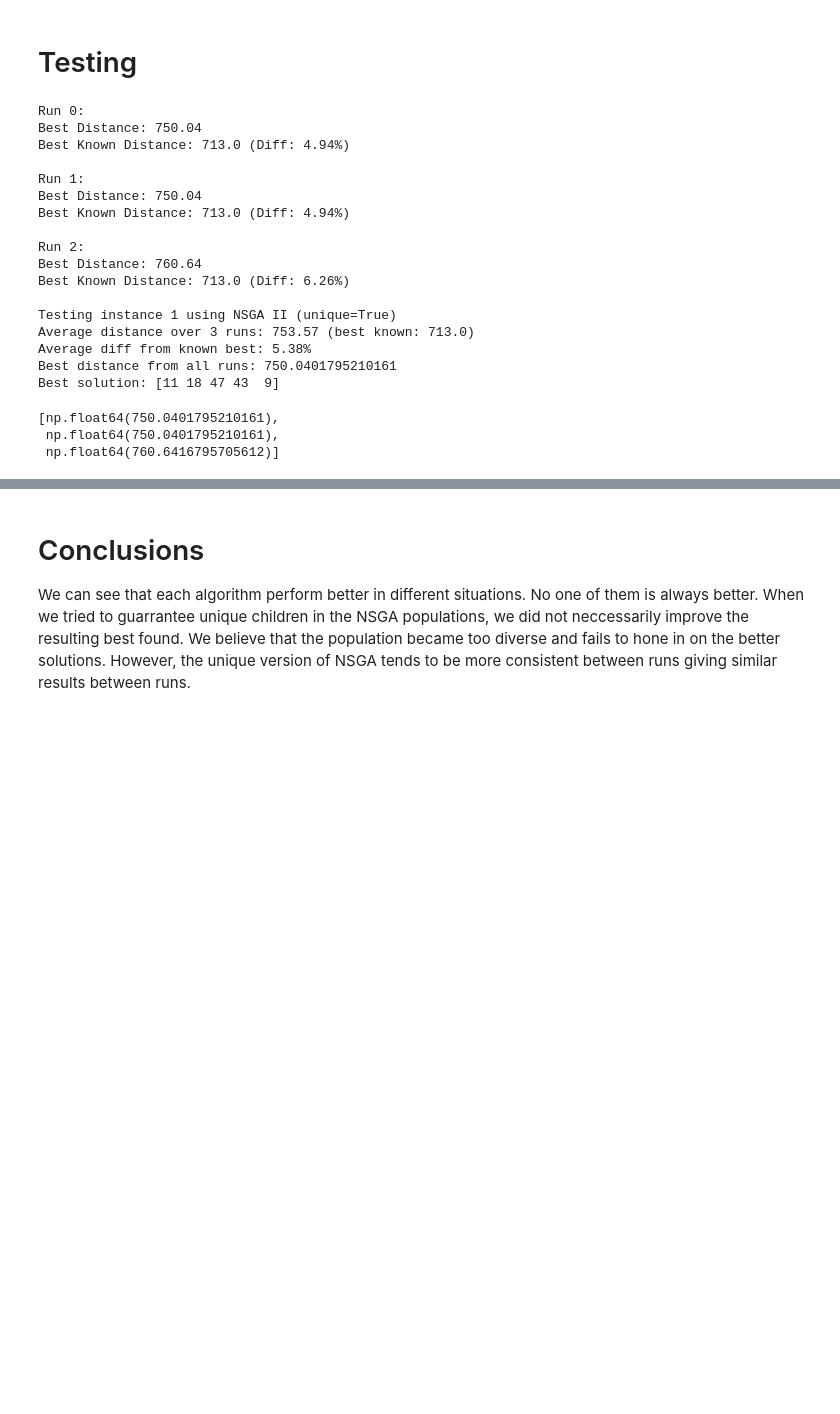
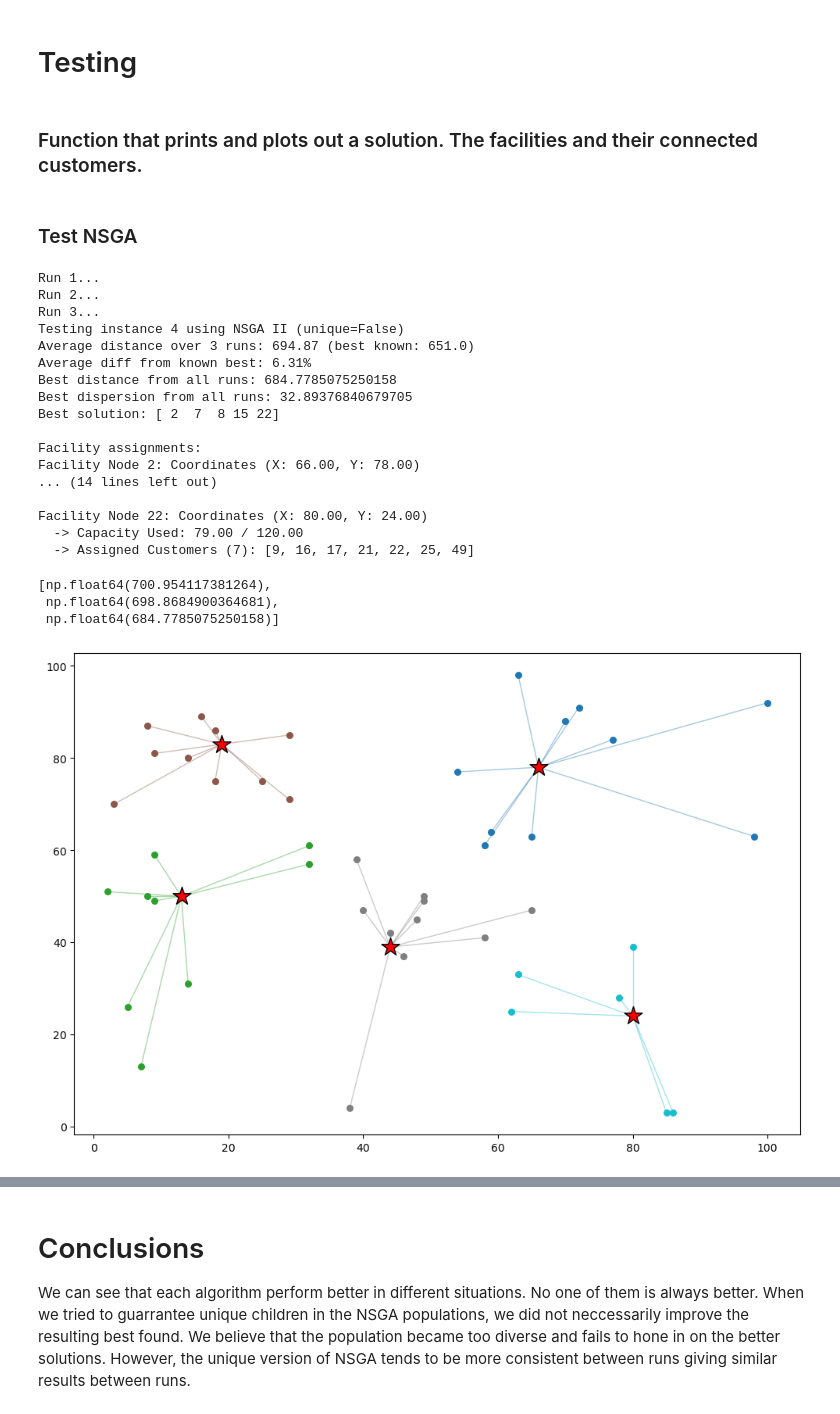
Before and after one commit to Kiopp/Randomized-optimization-algorithms, a Jupyter notebook: p_median_multiple_objectives/nsga-spea.ipynb, the cells around one changed output, grey strips where cells are left out. Drawn from its saved outputs; the diff is of its cells as text; code cells hidden in the pictures; blank space fills up the shorter version.

```diff
--- a/p_median_multiple_objectives/nsga-spea.ipynb
+++ b/p_median_multiple_objectives/nsga-spea.ipynb
@@ -557,3 +558,5 @@ def spea(
     return pareto, history
 # %% [markdown]
 # Testing
+# %% [markdown]
+### Function that prints and plots out a solution. The facilities and their connected customers.
@@ -560,3 +629,5 @@ def spea(
+# %% [markdown]
+### Test NSGA
 # %%
 def test_nsga(runs, instance=1, unique=False, quiet=False):
     # Initialize parameters
@@ -564,57 +635,59 @@ def test_nsga(runs, instance=1, unique=False, quiet=False):
     ins_key = sorted(instances.keys())[instance]
     ins = instances[ins_key]
     prev_best = 9999999999
+    prev_best_disp = 0
     prev_best_sol = []
 
     # Run algorithm n_tests times keeping track of the best solution and makespans
     for i in range(runs):
-        if not quiet: print(f"Run {i}:")
+        if not quiet: print(f"Run {i+1}...")
         final_population = solve_nsga2(ins, pop_size=50, generations=150, mutation_rate=0.2, verbose=False, unique=unique)
         feasible_sols = [p for p in final_population if p.violation == 0]
         if feasible_sols:
             best_solution = min(feasible_sols, key=lambda x: x.distance)
             diff = 100 * (1-(ins.best_known / best_solution.distance))
-            if not quiet:
-                print(f"Best Distance: {best_solution.distance:.2f}")
-                print(f"Best Known Distance: {ins.best_known} (Diff: {diff:.2f}%)\n")
             if best_solution.distance < prev_best:
                 prev_best = best_solution.distance
+                prev_best_disp = best_solution.dispersion
                 prev_best_sol = best_solution.facilities
             distances.append(best_solution.distance)
         else:
             print("No strictly feasible solution found.\n")
 
 
     # Calculate interesting statistics
     avg = statistics.mean(distances)
     avg_diff = 100 * (1 - (ins.best_known / avg))
 
     # Print results
     print(f'Testing instance {instance+1} using NSGA II (unique={unique})')
     print(f'Average distance over {runs} runs: {avg:.2f} (best known: {ins.best_known})')
     print(f'Average diff from known best: {avg_diff:.2f}%')
     print(f'Best distance from all runs: {prev_best}')
+    print(f'Best dispersion from all runs: {prev_best_disp}')
     print(f'Best solution: {prev_best_sol}\n')
+    if not quiet: visualize_assignments(ins, prev_best_sol)
     return distances
-test_nsga(3, 0, True)
+test_nsga(3, 3, False)
 # %% [output]
-Run 0:
-Best Distance: 750.04
-Best Known Distance: 713.0 (Diff: 4.94%)
+Run 1...
+Run 2...
+Run 3...
+Testing instance 4 using NSGA II (unique=False)
+Average distance over 3 runs: 694.87 (best known: 651.0)
+Average diff from known best: 6.31%
+Best distance from all runs: 684.7785075250158
+Best dispersion from all runs: 32.89376840679705
+Best solution: [ 2  7  8 15 22]
 
-Run 1:
-Best Distance: 750.04
-Best Known Distance: 713.0 (Diff: 4.94%)
+Facility assignments:
+Facility Node 2: Coordinates (X: 66.00, Y: 78.00)
+... (14 lines left out)
 
-Run 2:
-Best Distance: 760.64
-Best Known Distance: 713.0 (Diff: 6.26%)
-
-Testing instance 1 using NSGA II (unique=True)
-Average distance over 3 runs: 753.57 (best known: 713.0)
-Average diff from known best: 5.38%
-Best distance from all runs: 750.0401795210161
-Best solution: [11 18 47 43  9]
+Facility Node 22: Coordinates (X: 80.00, Y: 24.00)
+  -> Capacity Used: 79.00 / 120.00
+  -> Assigned Customers (7): [9, 16, 17, 21, 22, 25, 49]
-[np.float64(750.0401795210161),
- np.float64(750.0401795210161),
- np.float64(760.6416795705612)]
+[np.float64(700.954117381264),
+ np.float64(698.8684900364681),
+ np.float64(684.7785075250158)]
+[figure, added]
```
Also changed, not shown: parts of 9 cells of this notebook, 1 other file.
